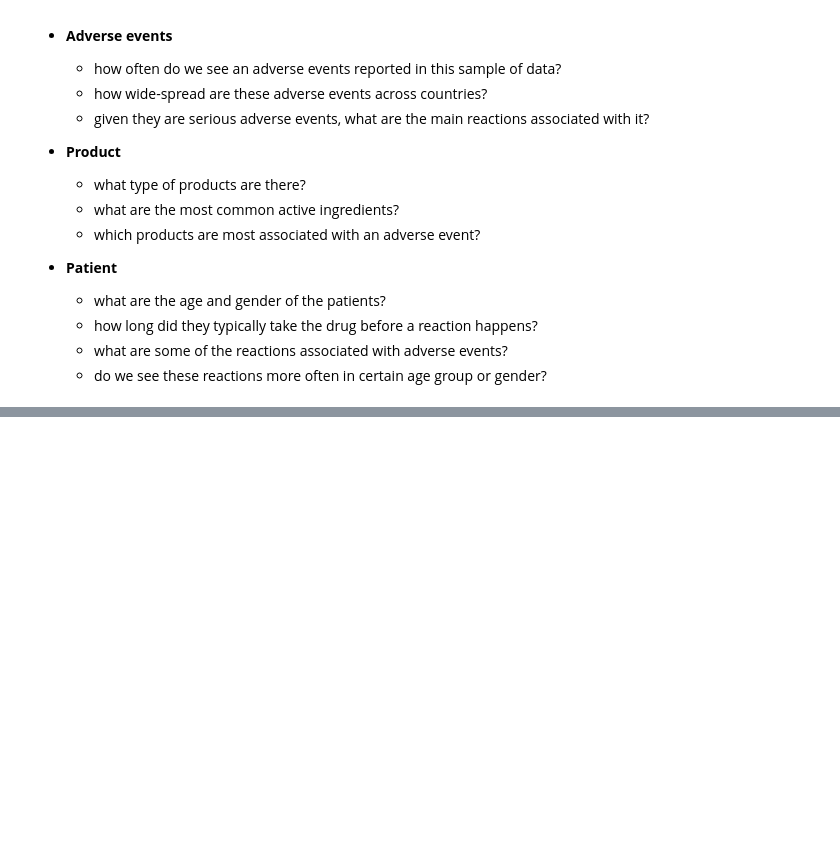
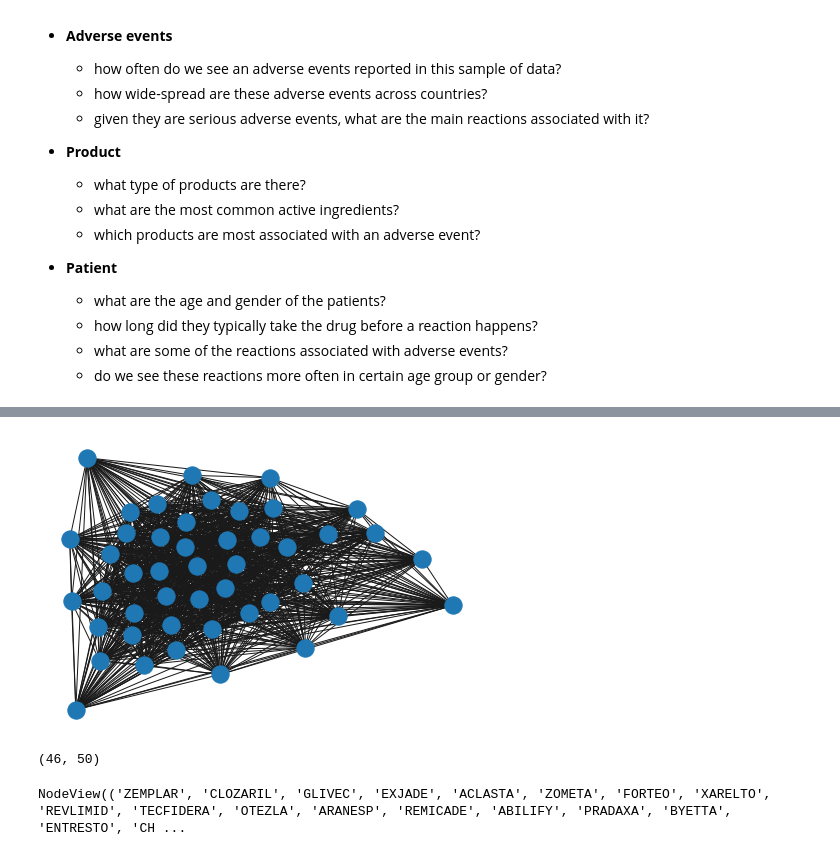
Before and after one commit to samimath/openFDA, a Jupyter notebook: eda.ipynb, the cells around one changed output, grey strips where cells are left out. Drawn from its saved outputs; the diff is of its cells as text; code cells hidden in the pictures; blank space fills up the shorter version.

```diff
--- a/eda.ipynb
+++ b/eda.ipynb
@@ -405,0 +373,22 @@ folium_map(data2 = condition_summary, title = 'Rate of life threatening adverse
+# %%
+drug_reactions = pd.DataFrame()
+
+for drug in medicinal_product_bootstrap['medicinalproduct'].unique():
+
+    subset = data_subset[data_subset['medicinalproduct']==drug]
+    reaction_list = str([r.lower() for r in subset['reactionmeddrapt']])
+    drug_reactions = drug_reactions.append(pd.DataFrame(data = {'medicinalproduct':[drug], 'unique_reaction':[reaction_list]}))
+
+drug_reactions.reset_index(inplace = True)
+# %%
+from sklearn.feature_extraction.text import TfidfVectorizer
+
+tfidf = TfidfVectorizer().fit_transform(drug_reactions['unique_reaction'])
+
+reaction_sim = tfidf * tfidf.T.toarray()
+# %%
+import networkx as nx
+G = G=nx.from_numpy_matrix(reaction_sim)
+nx.draw(G)
+# %% [output]
+[figure, added]
@@ -405,0 +408,4 @@ folium_map(data2 = condition_summary, title = 'Rate of life threatening adverse
+# %%
+reaction_df.shape
+# %% [output]
+(46, 50)
@@ -405,0 +470,4 @@ folium_map(data2 = condition_summary, title = 'Rate of life threatening adverse
+# %%
+g.nodes
+# %% [output]
+NodeView(('ZEMPLAR', 'CLOZARIL', 'GLIVEC', 'EXJADE', 'ACLASTA', 'ZOMETA', 'FORTEO', 'XARELTO', 'REVLIMID', 'TECFIDERA', 'OTEZLA', 'ARANESP', 'REMICADE', 'ABILIFY', 'PRADAXA', 'BYETTA', 'ENTRESTO', 'CH ...
```
Also changed, not shown: parts of 46 cells of this notebook.
